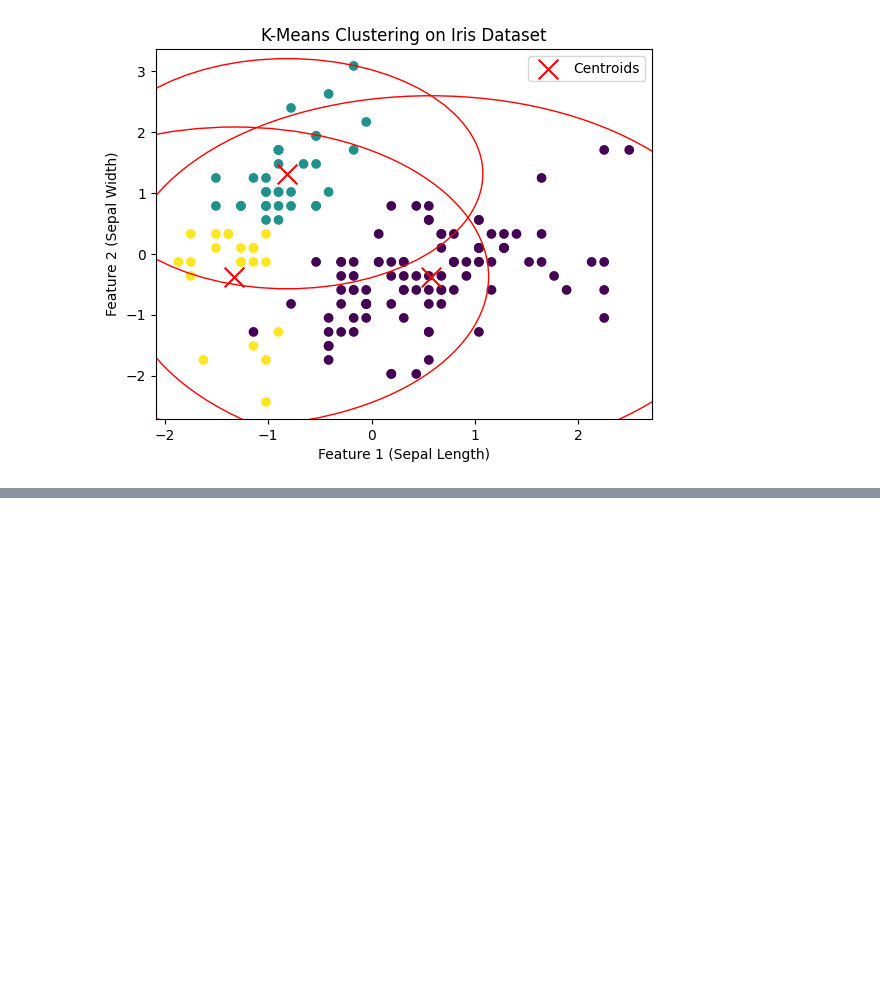
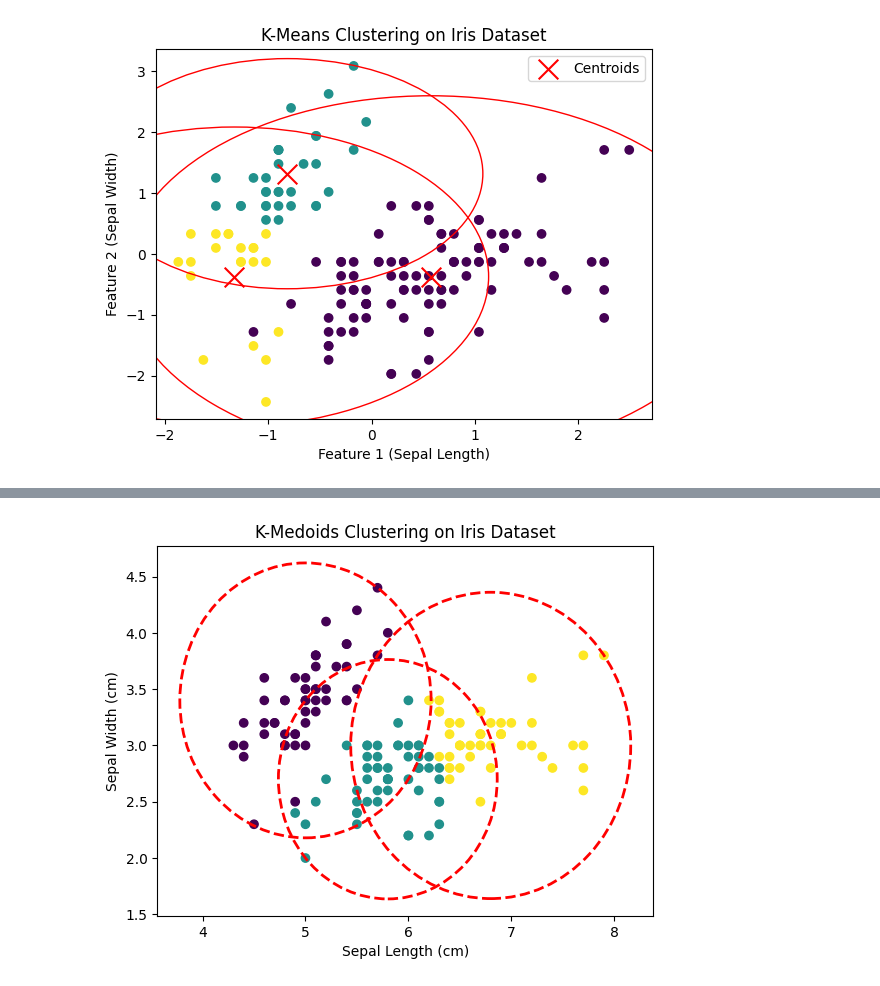
Before and after one commit to risav-pyakurel/Python, a Jupyter notebook: DataWareHouse.ipynb, the cells around one changed output, grey strips where cells are left out. Cells and saved outputs as stored; diff of their text form; code cells hidden in the pictures; blank space fills up the shorter version.

```diff
--- a/DataWareHouse.ipynb
+++ b/DataWareHouse.ipynb
@@ -719,0 +793,53 @@ plt.show()
+# %%
+import pandas as pd
+import numpy as np
+import matplotlib.pyplot as plt
+from pyclustering.cluster.kmedoids import kmedoids
+from sklearn.datasets import load_iris
+
+# Load the Iris dataset
+iris = load_iris()
+df = pd.DataFrame(iris.data, columns=iris.feature_names)
+df['Target'] = iris.target  # Add the target labels (not used in clustering)
+
+# Use two features (for visualization)
+X = df[['sepal length (cm)', 'sepal width (cm)']].values.tolist()
+
+# Initialize K-Medoids with 3 clusters (Iris has 3 classes)
+initial_medoids = [0, 1, 2]  # Indexes of initial medoids (can be any 3 samples)
+kmedoids_instance = kmedoids(X, initial_medoids)
+kmedoids_instance.process()
+
+# Get the clusters and assign labels
+clusters = kmedoids_instance.get_clusters()
+labels = [0] * len(X)
+for cluster_id, cluster in enumerate(clusters):
+    for index in cluster:
+        labels[index] = cluster_id
+
+# Add the cluster labels to the DataFrame
+df['Cluster'] = labels
+
+# Get the medoids (center points of each cluster)
+medoids = kmedoids_instance.get_medoids()
+
+# Plot the clusters and medoids
+plt.scatter(df['sepal length (cm)'], df['sepal width (cm)'], c=df['Cluster'], cmap='viridis')
+for cluster_id, cluster in enumerate(clusters):
+    cluster_points = df.iloc[cluster][['sepal length (cm)', 'sepal width (cm)']].values
+    center_x = df.iloc[medoids[cluster_id]]['sepal length (cm)']
+    center_y = df.iloc[medoids[cluster_id]]['sepal width (cm)']
+
+    # Calculate the radius (max distance from center)
+    distances = np.linalg.norm(cluster_points - np.array([center_x, center_y]), axis=1)
+    radius = distances.max()  # Largest distance from the center
+    circle = plt.Circle((center_x, center_y), radius, color='red', fill=False, linestyle='dashed', linewidth=2)
+    plt.gca().add_patch(circle)
+
+# Plot customization
+plt.xlabel('Sepal Length (cm)')
+plt.ylabel('Sepal Width (cm)')
+plt.title('K-Medoids Clustering on Iris Dataset')
+plt.show()
+# %% [output]
+[figure, added]
```
Also changed, not shown: parts of 6 cells of this notebook.
